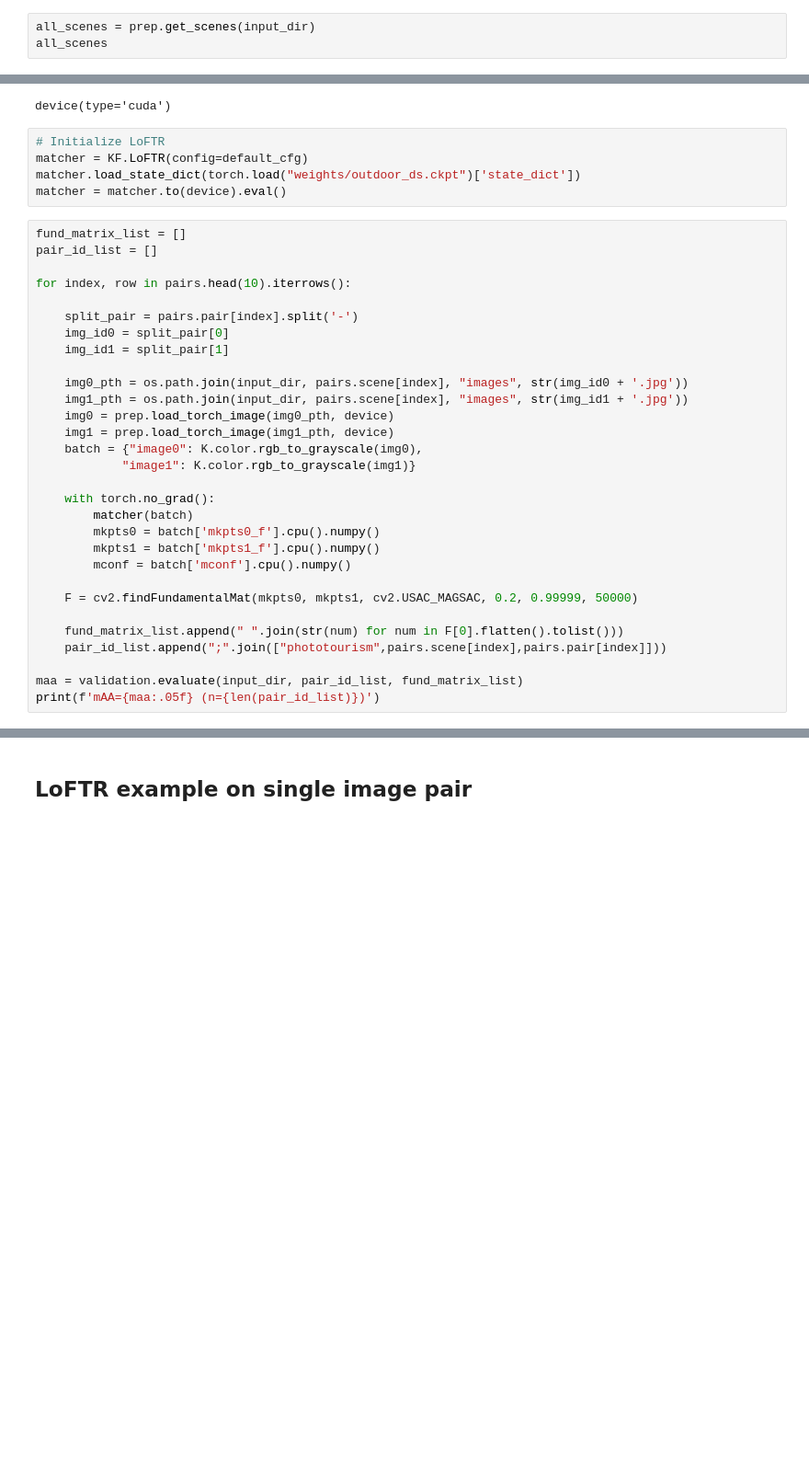
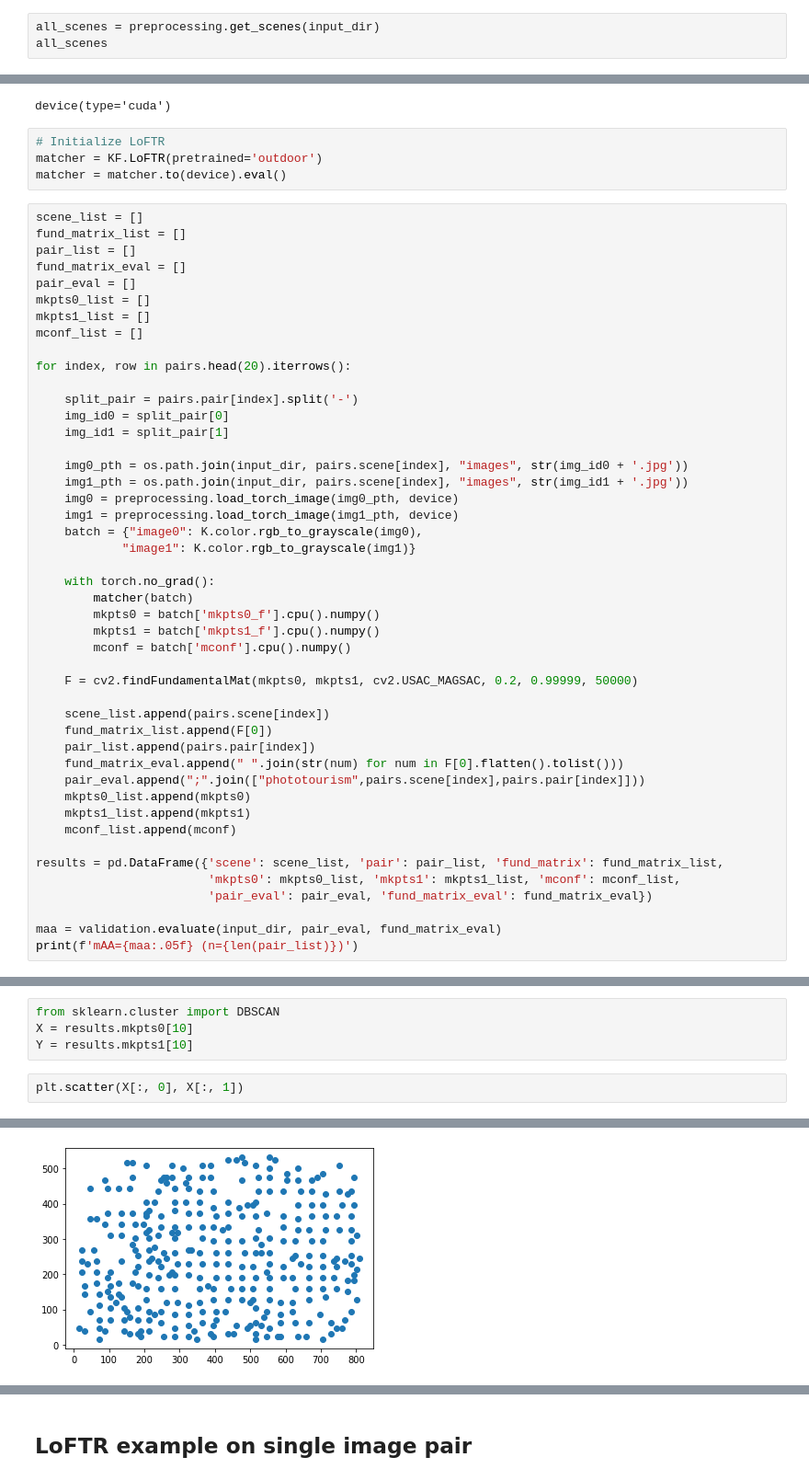
Before and after one commit to AFlockOfToasters/capstone-project-image-matching-challenge, a Jupyter notebook: models/LoFTR/LoFTR.ipynb, the cells around one changed output, grey strips where cells are left out. Shown: that part at 92% size. Saved outputs shown, nothing was run; the diff lists cells and outputs as text; blank space fills up the shorter version.

Commit message:
LoFTR DBSCAN testing

```diff
--- a/models/LoFTR/LoFTR.ipynb
+++ b/models/LoFTR/LoFTR.ipynb
@@ -47,5 +25,5 @@ default_cfg = {
 # %%
-all_scenes = prep.get_scenes(input_dir)
+all_scenes = preprocessing.get_scenes(input_dir)
 all_scenes
 # %% [output]
 ['brandenburg_gate',
@@ -94,14 +84,19 @@ device
 device(type='cuda')
 # %%
 # Initialize LoFTR
-matcher = KF.LoFTR(config=default_cfg)
-matcher.load_state_dict(torch.load("weights/outdoor_ds.ckpt")['state_dict'])
+matcher = KF.LoFTR(pretrained='outdoor')
 matcher = matcher.to(device).eval()
 # %%
+scene_list = []
 fund_matrix_list = []
-pair_id_list = []
+pair_list = []
+fund_matrix_eval = []
+pair_eval = []
+mkpts0_list = []
+mkpts1_list = []
+mconf_list = []
 
-for index, row in pairs.head(10).iterrows():
+for index, row in pairs.head(20).iterrows():
 
     split_pair = pairs.pair[index].split('-')
     img_id0 = split_pair[0]
@@ -109,8 +104,8 @@ for index, row in pairs.head(10).iterrows():
 
     img0_pth = os.path.join(input_dir, pairs.scene[index], "images", str(img_id0 + '.jpg'))
     img1_pth = os.path.join(input_dir, pairs.scene[index], "images", str(img_id1 + '.jpg'))
-    img0 = prep.load_torch_image(img0_pth, device)
-    img1 = prep.load_torch_image(img1_pth, device)
+    img0 = preprocessing.load_torch_image(img0_pth, device)
+    img1 = preprocessing.load_torch_image(img1_pth, device)
     batch = {"image0": K.color.rgb_to_grayscale(img0),
             "image1": K.color.rgb_to_grayscale(img1)}
 
@@ -122,9 +117,19 @@ for index, row in pairs.head(10).iterrows():
 
     F = cv2.findFundamentalMat(mkpts0, mkpts1, cv2.USAC_MAGSAC, 0.2, 0.99999, 50000)
 
-    fund_matrix_list.append(" ".join(str(num) for num in F[0].flatten().tolist()))
-    pair_id_list.append(";".join(["phototourism",pairs.scene[index],pairs.pair[index]]))
+    scene_list.append(pairs.scene[index])
+    fund_matrix_list.append(F[0])
+    pair_list.append(pairs.pair[index])
+    fund_matrix_eval.append(" ".join(str(num) for num in F[0].flatten().tolist()))
+    pair_eval.append(";".join(["phototourism",pairs.scene[index],pairs.pair[index]]))
+    mkpts0_list.append(mkpts0)
+    mkpts1_list.append(mkpts1)
+    mconf_list.append(mconf)
 
-maa = validation.evaluate(input_dir, pair_id_list, fund_matrix_list)
-print(f'mAA={maa:.05f} (n={len(pair_id_list)})')
+results = pd.DataFrame({'scene': scene_list, 'pair': pair_list, 'fund_matrix': fund_matrix_list,
+                        'mkpts0': mkpts0_list, 'mkpts1': mkpts1_list, 'mconf': mconf_list,
+                        'pair_eval': pair_eval, 'fund_matrix_eval': fund_matrix_eval})
+
+maa = validation.evaluate(input_dir, pair_eval, fund_matrix_eval)
+print(f'mAA={maa:.05f} (n={len(pair_list)})')
 # %% [output]
@@ -131,0 +162,7 @@ mAA=0.20000 (n=10)
+# %%
+from sklearn.cluster import DBSCAN
+X = results.mkpts0[10]
+Y = results.mkpts1[10]
+# %%
+plt.scatter(X[:, 0], X[:, 1])
+# %% [output]
@@ -131,0 +170 @@ mAA=0.20000 (n=10)
+[figure, added]
```
Also changed, not shown: parts of 15 cells of this notebook.
